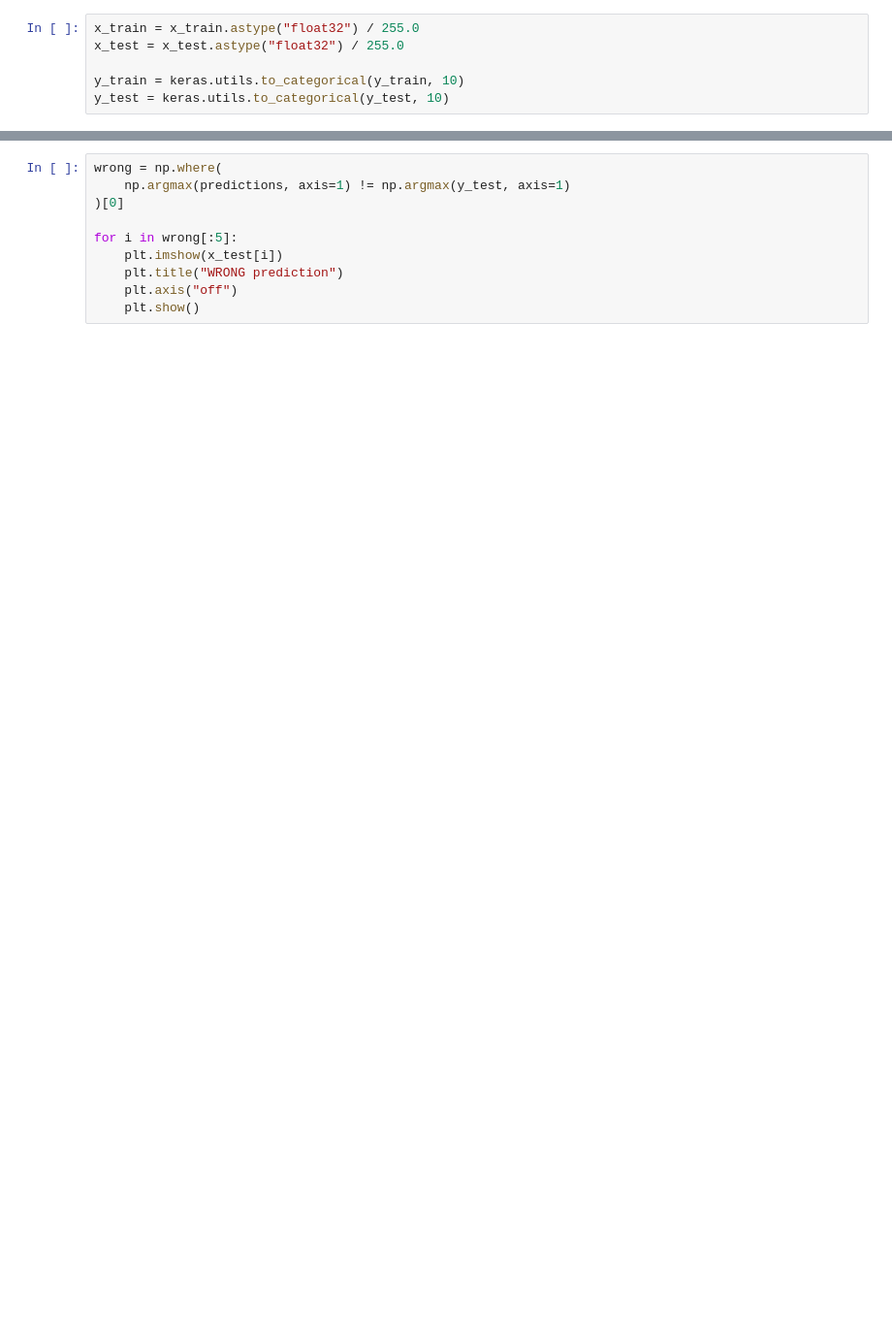
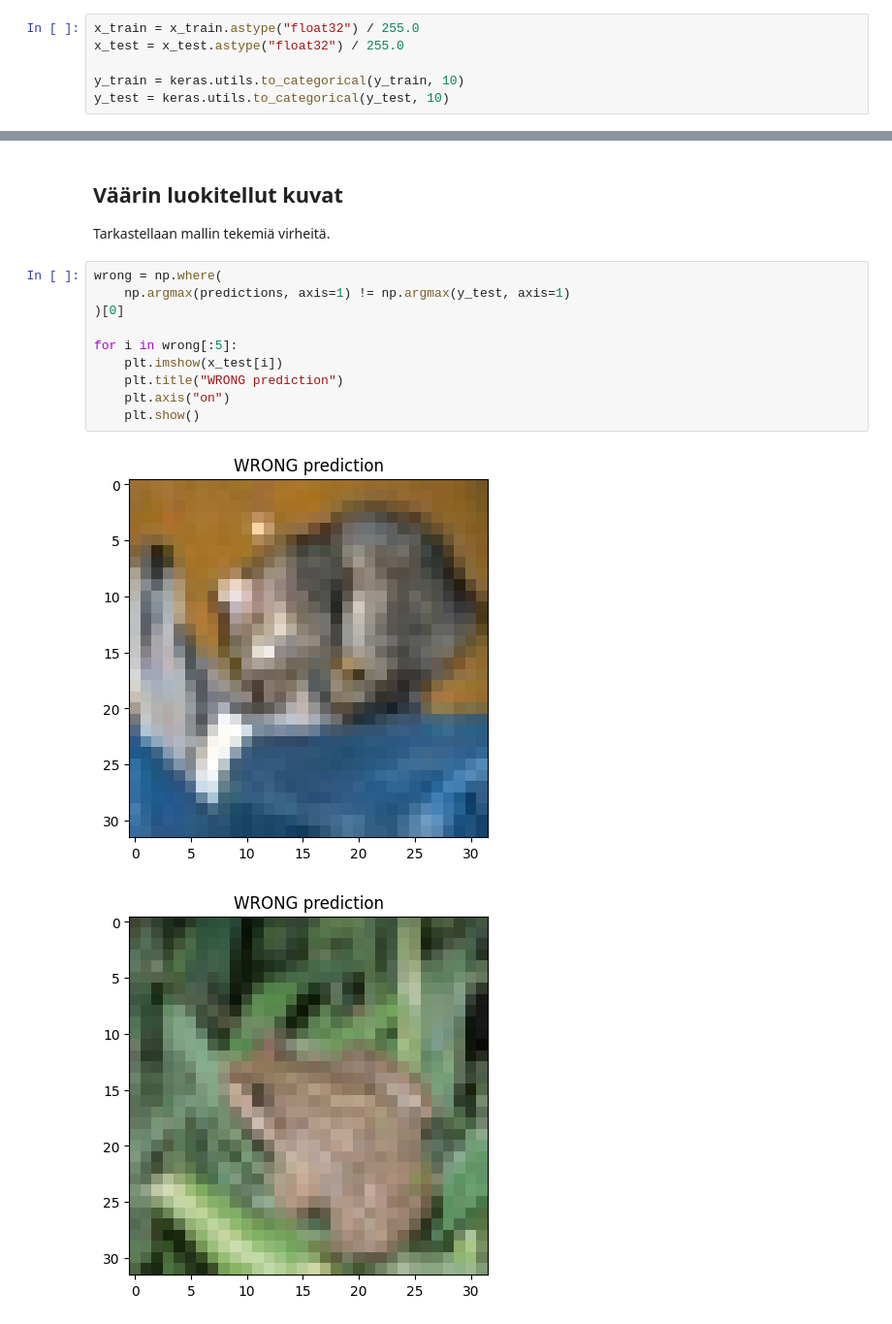
Before and after one commit to RedEyeSH/Neuralnetworkproject, a Jupyter notebook: Cifar-10/CNN.ipynb, the cells around one changed output, grey strips where cells are left out. Shown at 97% size. Drawn from its saved outputs; the diff is of its cells as text; blank space fills up the shorter version.

```diff
--- a/Cifar-10/CNN.ipynb
+++ b/Cifar-10/CNN.ipynb
@@ -124,10 +171,17 @@ for i in range(5):
+# %% [markdown]
+## Väärin luokitellut kuvat
+
+Tarkastellaan mallin tekemiä virheitä.
 # %%
 wrong = np.where(
     np.argmax(predictions, axis=1) != np.argmax(y_test, axis=1)
 )[0]
 
 for i in wrong[:5]:
     plt.imshow(x_test[i])
     plt.title("WRONG prediction")
-    plt.axis("off")
+    plt.axis("on")
     plt.show()
+# %% [output]
+[figure, added]
+[figure, added]
```
Also changed, not shown: parts of 18 cells of this notebook.
